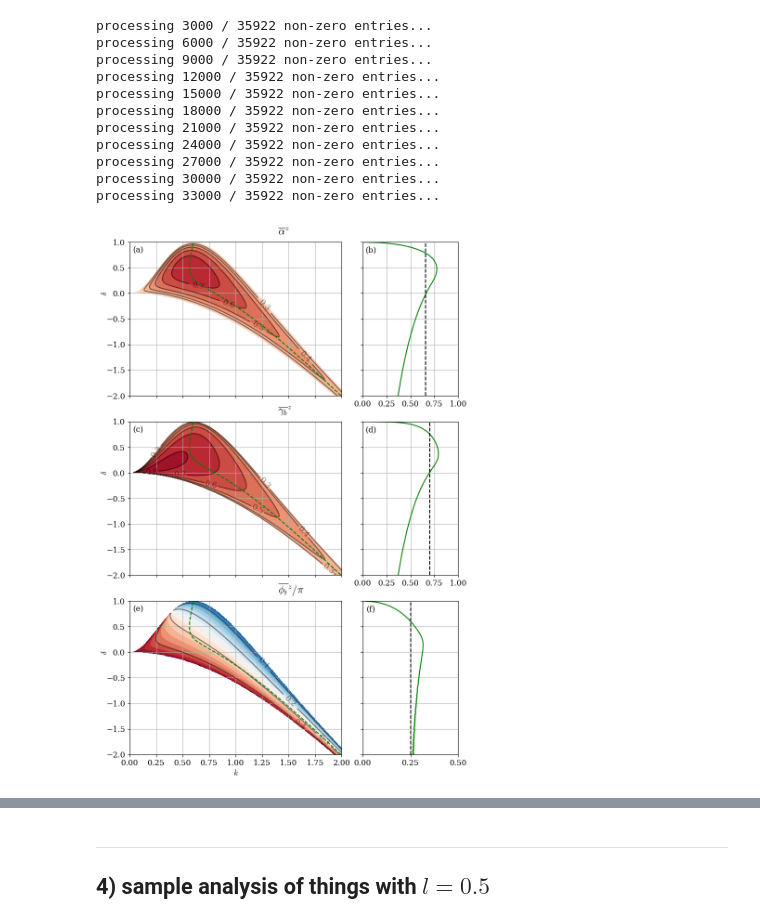
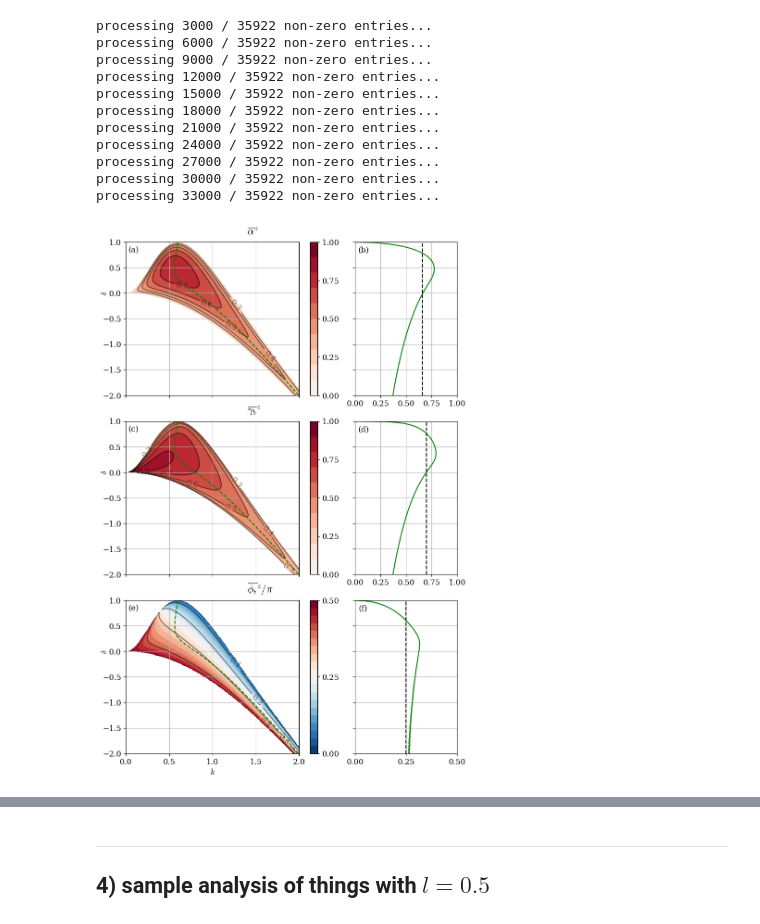
Before and after one commit to julianmak/julianmak.github.io, a Jupyter notebook: files/Eady/Eady_analysis.ipynb, the cells around one changed output, grey strips where cells are left out. Cells and saved outputs as stored; diff of their text form; code cells hidden in the pictures.

```diff
--- a/files/Eady/Eady_analysis.ipynb
+++ b/files/Eady/Eady_analysis.ipynb
@@ -1059,6 +1063,9 @@ ax.yaxis.set_label_coords(-0.1, 0.665)
 ax.set_xticklabels([])
 ax.text(0.03, 0.8, r"(a)")
 ax.text(1.4, 1.15, r"$\overline{\alpha}^z$", fontsize=16)
+cax = plt.colorbar(cs)
+cax.ax.set_ylim([0, 1.0])
+cax.ax.set_yticks([0, 0.25, 0.5, 0.75, 1.0])
 
 ax = plt.subplot2grid((3, 3), (0, 2))
 ax.plot(alpha_vec, delta_vec, "g")
@@ -1084,6 +1091,9 @@ ax.yaxis.set_label_coords(-0.1, 0.665)
 ax.set_xticklabels([])
 ax.text(1.4, 1.15, r"$\overline{\gamma_b}^z$", fontsize=16)
 ax.text(0.03, 0.8, r"(c)")
+cax = plt.colorbar(cs)
+cax.ax.set_ylim([0, 1.0])
+cax.ax.set_yticks([0, 0.25, 0.5, 0.75, 1.0])
 
 ax = plt.subplot2grid((3, 3), (1, 2))
 ax.plot(gamma_b_vec, delta_vec, "g")
@@ -1099,34 +1109,36 @@ ax.text(0.03, 0.8, r"(d)")
 ax = plt.subplot2grid((3, 3), (2, 0), colspan=2)
 cs = ax.contourf(k_vec, delta_vec, phi_t.T, levels=np.linspace(0, 0.5, 21))
 # plt.colorbar(cs)
 lines = ax.contour(k_vec, delta_vec, phi_t.T, levels=np.arange(0, 0.5, 0.1), colors="k", alpha=0.5)
 ax.clabel(lines, inline=1, colors='k')
 ax.plot(k_max, delta_vec, 'g--')
 ax.set_xlim((0, 2))
 ax.grid()
 ax.set_xlabel(r"$k$")
 ax.set_ylabel(r"$\delta$")
 ax.yaxis.set_label_coords(-0.1, 0.665)
 ax.text(1.4, 1.15, r"$\overline{\phi_t}^z / \pi$", fontsize=16)
 ax.text(0.03, 0.8, r"(e)")
+cax = plt.colorbar(cs)
+cax.ax.set_yticks([0, 0.25, 0.5])
 
 ax = plt.subplot2grid((3, 3), (2, 2))
 ax.plot(phi_t_vec, delta_vec, "g")
 ax.plot([0.25, 0.25], [-2, 1], 'k--')
 # ax.set_xlabel(r"$\overline{\phi_t}^z$")
 # ax.set_ylabel(r"$\delta$")
 ax.set_xlim([0, 0.5])
 ax.set_ylim([-2, 1])
 ax.set_yticklabels([])
 ax.set_xticks([0, 0.25, 0.5])
 ax.grid()
 ax.text(0.018, 0.8, r"(f)")
 
 fig.tight_layout(pad=0.5)
 
 plt.savefig("./eigen_geometric_l00.pdf", bbox_inches="tight")
 # %% [output]
-[figure, old version]
+[figure, new version]
 # %%
 # scatter plot of eddy variance ellipse (of b' against v' here) (l=0 here, but similar for other)
 
```
Also changed, not shown: parts of 8 cells of this notebook.
